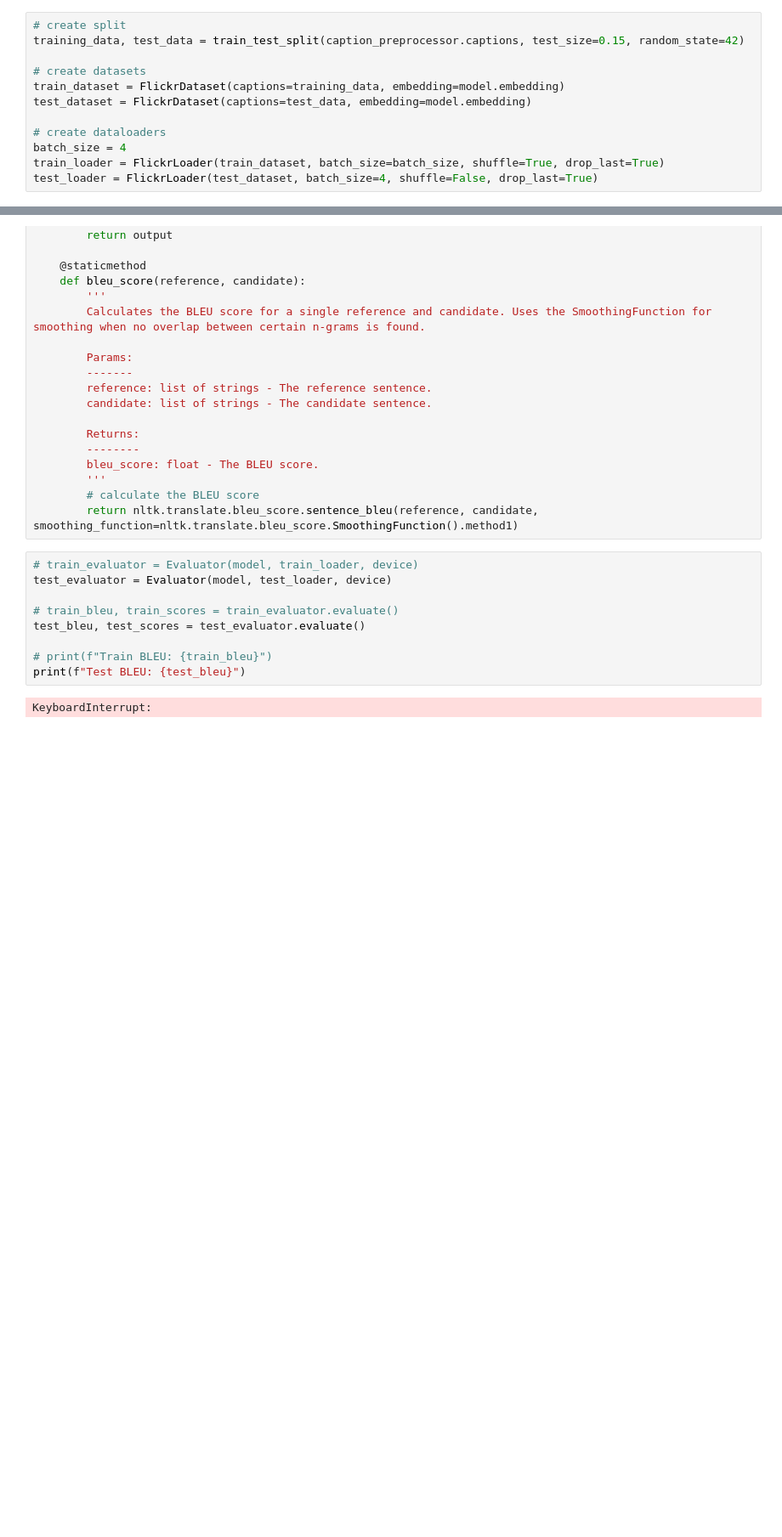
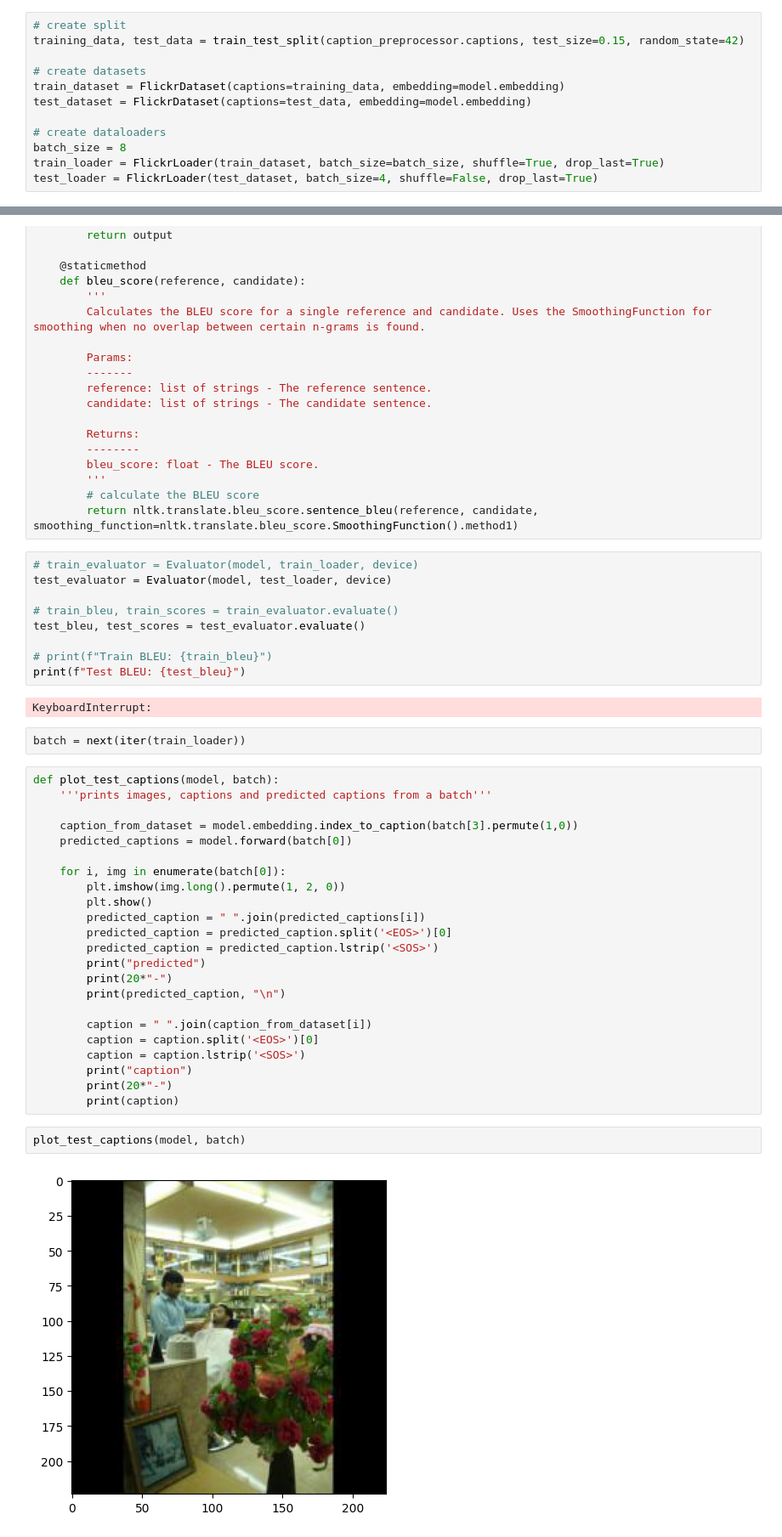
Before and after one commit to ronnyfhnw/del-image-captioning, a Jupyter notebook: Evaluation.ipynb, the cells around one changed output, grey strips where cells are left out. Shown at 85% size. Saved outputs shown, nothing was run; the diff lists cells and outputs as text; blank space fills up the shorter version.

```diff
--- a/Evaluation.ipynb
+++ b/Evaluation.ipynb
@@ -67,6 +69,6 @@ train_dataset = FlickrDataset(captions=training_data, embedding=model.embedding)
 test_dataset = FlickrDataset(captions=test_data, embedding=model.embedding)
 
 # create dataloaders
-batch_size = 4
+batch_size = 8
 train_loader = FlickrLoader(train_dataset, batch_size=batch_size, shuffle=True, drop_last=True)
 test_loader = FlickrLoader(test_dataset, batch_size=4, shuffle=False, drop_last=True)
@@ -154,3 +140,32 @@ test_bleu, test_scores = test_evaluator.evaluate()
 print(f"Test BLEU: {test_bleu}")
 # %% [output]
 KeyboardInterrupt:
+# %%
+batch = next(iter(train_loader))
+# %%
+def plot_test_captions(model, batch):
+    '''prints images, captions and predicted captions from a batch'''
+
+    caption_from_dataset = model.embedding.index_to_caption(batch[3].permute(1,0))
+    predicted_captions = model.forward(batch[0])
+
+    for i, img in enumerate(batch[0]):
+        plt.imshow(img.long().permute(1, 2, 0))
+        plt.show()
+        predicted_caption = " ".join(predicted_captions[i])
+        predicted_caption = predicted_caption.split('<EOS>')[0]
+        predicted_caption = predicted_caption.lstrip('<SOS>')
+        print("predicted")
+        print(20*"-")
+        print(predicted_caption, "\n")
+
+        caption = " ".join(caption_from_dataset[i])
+        caption = caption.split('<EOS>')[0]
+        caption = caption.lstrip('<SOS>')
+        print("caption")
+        print(20*"-")
+        print(caption)
+# %%
+plot_test_captions(model, batch)
+# %% [output]
+[figure, added]
```
Also changed, not shown: parts of 9 cells of this notebook, 1 other file.
